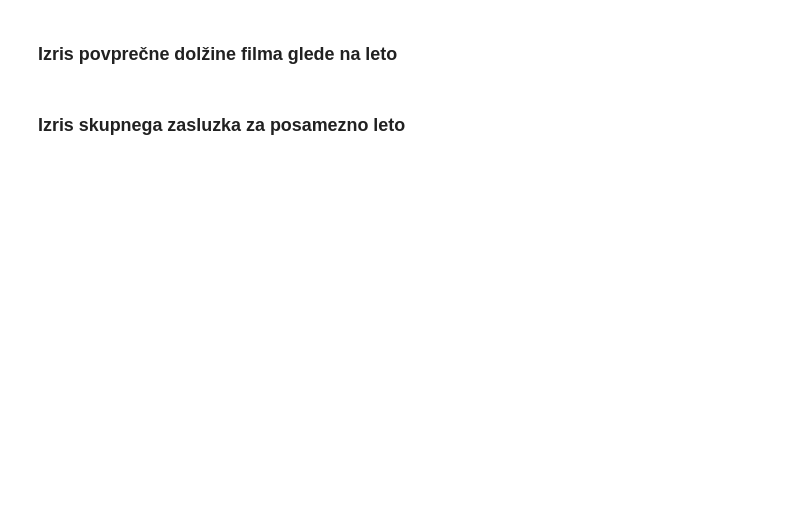
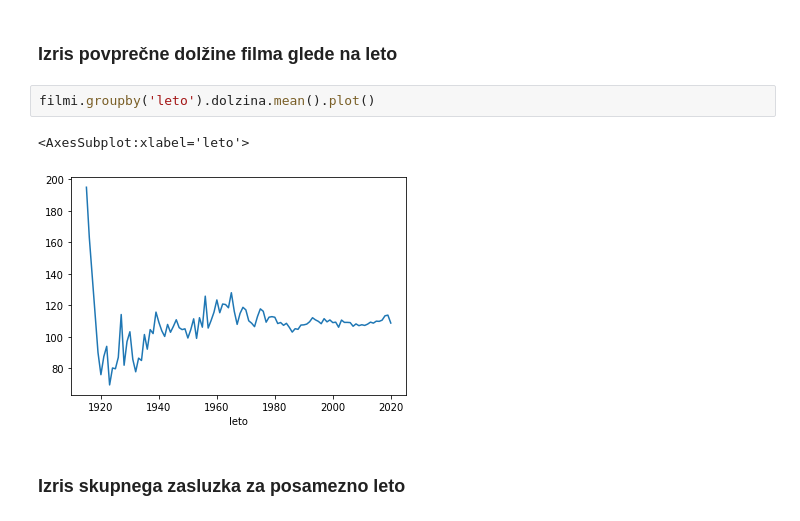
Before and after one commit to valentinamacek/programiranje-1, a Jupyter notebook: 03-knjiznica-pandas/vaje/pandas_101.ipynb, the cells around one changed output. Saved outputs shown, nothing was run; the diff lists cells and outputs as text; blank space fills up the shorter version.

```diff
--- a/03-knjiznica-pandas/vaje/pandas_101.ipynb
+++ b/03-knjiznica-pandas/vaje/pandas_101.ipynb
@@ -82,4 +222,9 @@ Tabele imajo metodo `.hist()`, ki omogoča izgradnjo histogramov za stolpce. Upo
 # %% [markdown]
 ### Izris povprečne dolžine filma glede na leto
+# %%
+filmi.groupby('leto').dolzina.mean().plot()
+# %% [output]
+<AxesSubplot:xlabel='leto'>
+[figure, added]
 # %% [markdown]
 ### Izris skupnega zasluzka za posamezno leto
```
Also changed, not shown: parts of 13 cells of this notebook.
